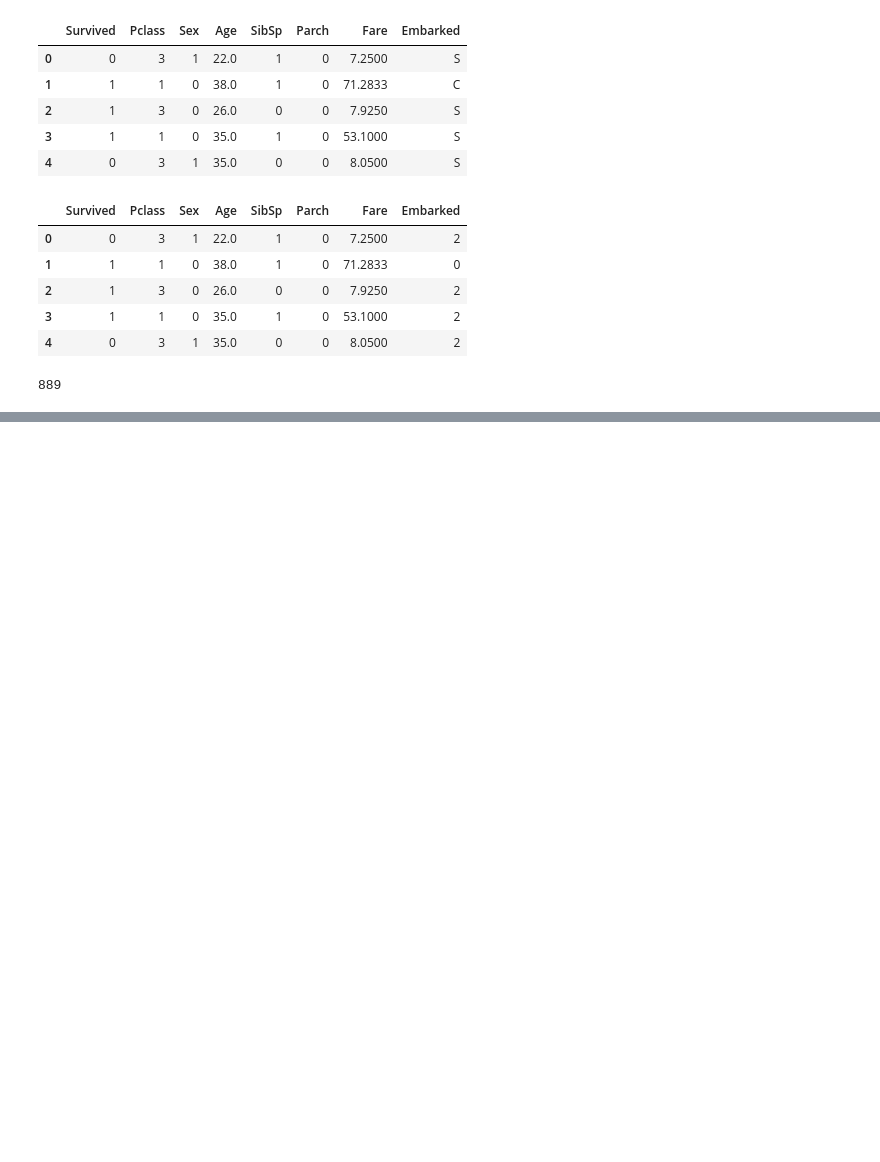
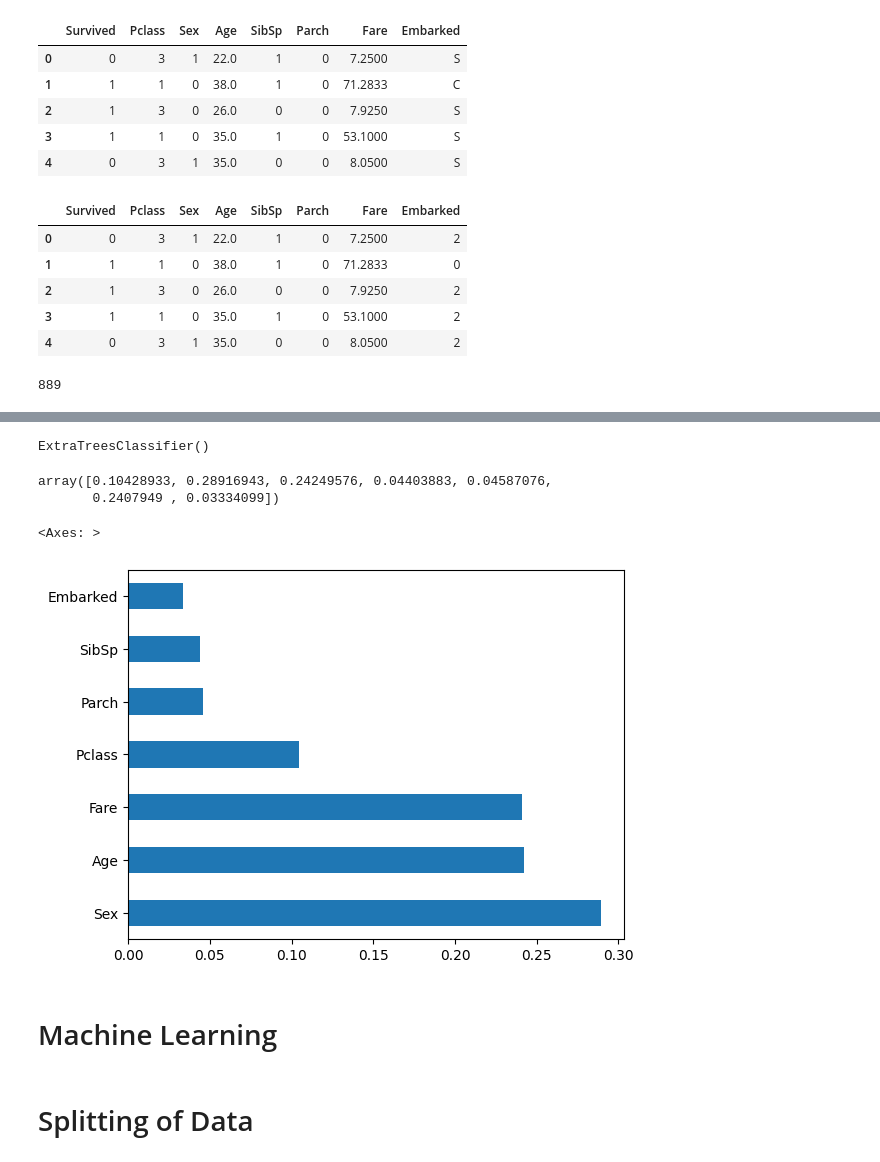
Before and after one commit to sujataprasad01/ML-Logistic-Regression-Titanic-Survival-Dataset-, a Jupyter notebook: Logistic_Regression_(Titanic_Survival_Dataset).ipynb, the cells around one changed output, grey strips where cells are left out. Cells and saved outputs as stored; diff of their text form; code cells hidden in the pictures; blank space fills up the shorter version.

```diff
--- a/Logistic_Regression_(Titanic_Survival_Dataset).ipynb
+++ b/Logistic_Regression_(Titanic_Survival_Dataset).ipynb
@@ -587,3 +631,3 @@ IntCastingNaNError: Cannot convert non-finite values (NA or inf) to integer
 # %%
-X=df.iloc[:,2:]
-Y=df.iloc[:,1]
+X=df.iloc[:,1:]
+Y=df.iloc[:,0]
@@ -589,0 +667,21 @@ Y=df.iloc[:,1]
+# %%
+feat=ExtraTreesClassifier()
+# %%
+feat.fit(X,Y)
+# %% [output]
+ExtraTreesClassifier()
+# %%
+feat.feature_importances_
+# %% [output]
+array([0.10428933, 0.28916943, 0.24249576, 0.04403883, 0.04587076,
+       0.2407949 , 0.03334099])
+# %%
+feat_imp=pd.Series(feat.feature_importances_, index=X.columns)
+feat_imp.nlargest(8).plot(kind='barh')
+# %% [output]
+<Axes: >
+[figure, added]
+# %% [markdown]
+# Machine Learning
+# %% [markdown]
+# Splitting of Data
```
Also changed, not shown: parts of 31 cells of this notebook.
